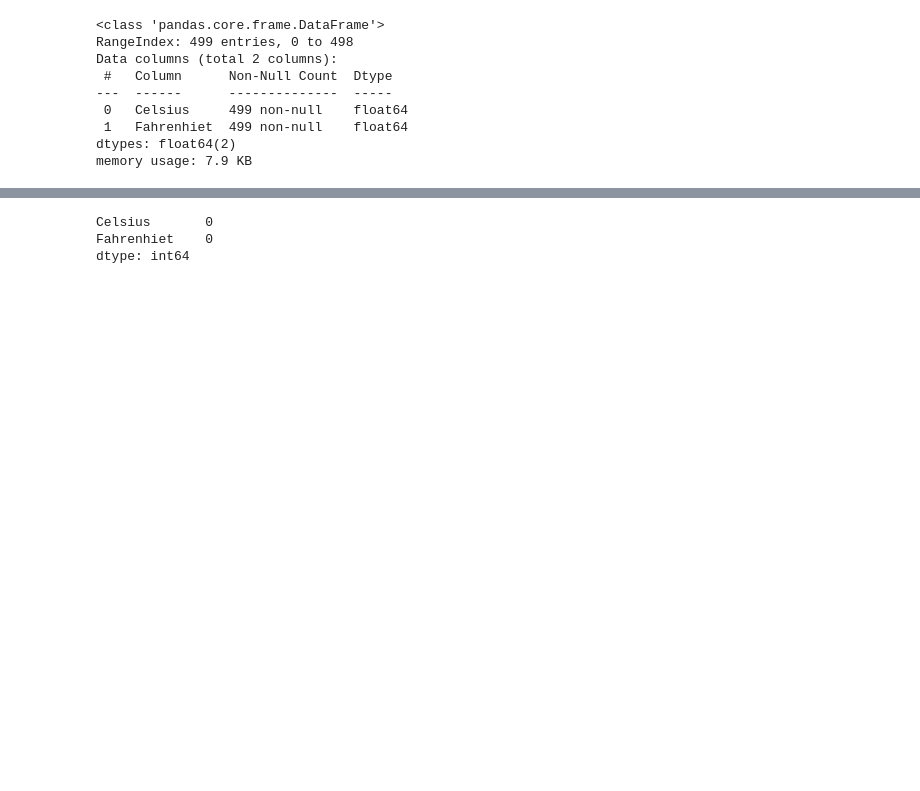
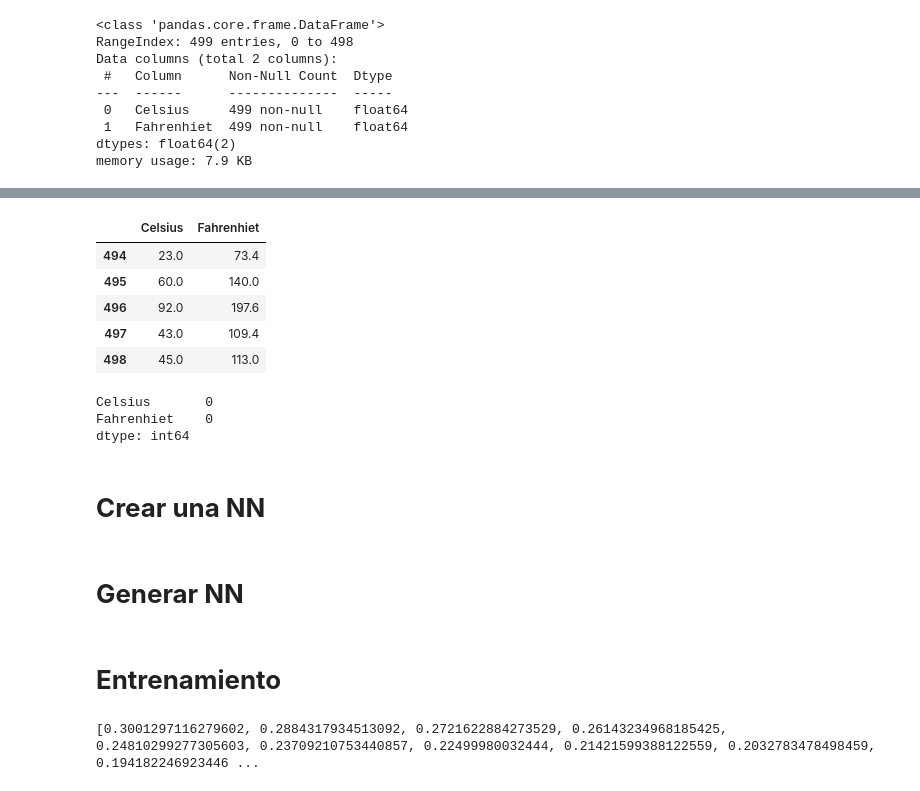
Before and after one commit to EMcoding17/ExtraccionConocimientosDeBD, a Jupyter notebook: Actividad06/RedNeuronal.ipynb, the cells around one changed output, grey strips where cells are left out. Cells and saved outputs as stored; diff of their text form; code cells hidden in the pictures; blank space fills up the shorter version.

Commit message:
Entrenamiento de la red

```diff
--- a/Actividad06/RedNeuronal.ipynb
+++ b/Actividad06/RedNeuronal.ipynb
@@ -99,3 +99,13 @@ df.head()
+# %%
+#Mostrar los ultimos 5 registros
+df.tail()
+# %% [output]
+|  | Celsius | Fahrenhiet |
+| 494 | 23.0 | 73.4 |
+| 495 | 60.0 | 140.0 |
+| 496 | 92.0 | 197.6 |
+| 497 | 43.0 | 109.4 |
+| 498 | 45.0 | 113.0 |
 # %%
 #Obtener la suma de los datos faltantes de cada columna
 df.isnull().sum()
@@ -103,3 +113,5 @@ df.isnull().sum()
 Celsius       0
 Fahrenhiet    0
 dtype: int64
+# %% [markdown]
+# **Crear una NN**
@@ -105,0 +123,2 @@ dtype: int64
+# %% [markdown]
+# **Generar NN**
@@ -105,0 +131,2 @@ dtype: int64
+# %% [markdown]
+# **Entrenamiento**
@@ -105,0 +140,6 @@ dtype: int64
+# %%
+#Verificar disminución en la perdida
+perdida = history.history['loss']
+print(perdida)
+# %% [output]
+[0.3001297116279602, 0.2884317934513092, 0.2721622884273529, 0.26143234968185425, 0.24810299277305603, 0.23709210753440857, 0.22499980032444, 0.21421599388122559, 0.2032783478498459, 0.194182246923446 ...
```
Also changed, not shown: parts of 11 cells of this notebook.
